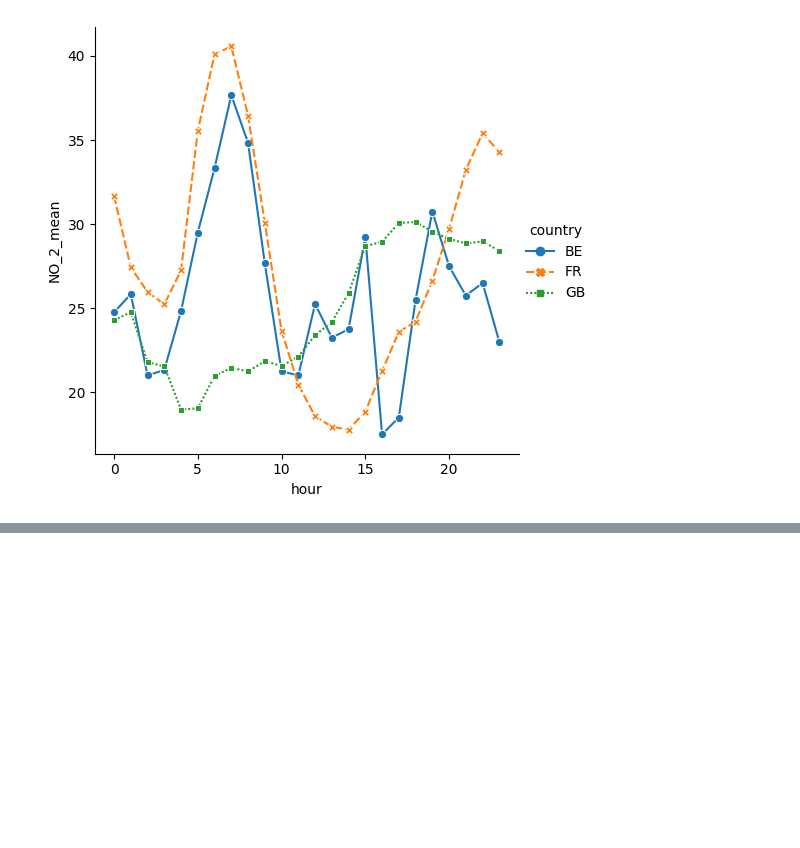
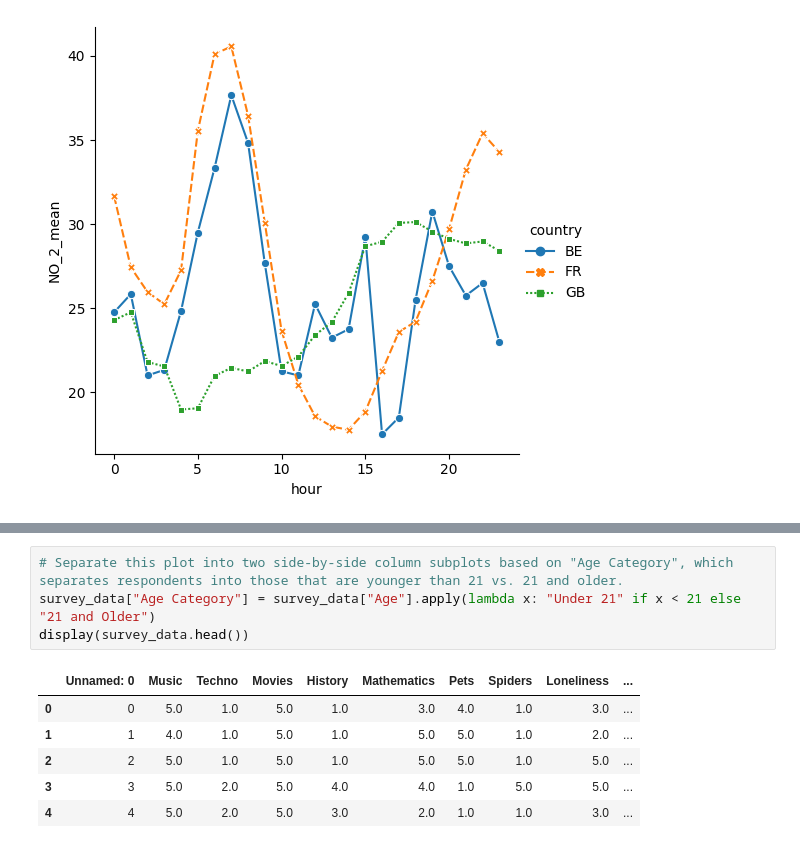
Before and after one commit to jhlopesalves/data-science-notebooks, a Jupyter notebook: Python/Intro to Seaborn/introduction_to_seaborn.ipynb, the cells around one changed output, grey strips where cells are left out. Drawn from its saved outputs; the diff is of its cells as text; blank space fills up the shorter version.

```diff
--- a/Python/Intro to Seaborn/introduction_to_seaborn.ipynb
+++ b/Python/Intro to Seaborn/introduction_to_seaborn.ipynb
@@ -338,0 +364,11 @@ plt.show()
+# %%
+# Separate this plot into two side-by-side column subplots based on "Age Category", which separates respondents into those that are younger than 21 vs. 21 and older.
+survey_data["Age Category"] = survey_data["Age"].apply(lambda x: "Under 21" if x < 21 else "21 and Older")
+display(survey_data.head())
+# %% [output]
+|  | Unnamed: 0 | Music | Techno | Movies | History | Mathematics | Pets | Spiders | Loneliness | ... |
+| 0 | 0 | 5.0 | 1.0 | 5.0 | 1.0 | 3.0 | 4.0 | 1.0 | 3.0 | ... |
+| 1 | 1 | 4.0 | 1.0 | 5.0 | 1.0 | 5.0 | 5.0 | 1.0 | 2.0 | ... |
+| 2 | 2 | 5.0 | 1.0 | 5.0 | 1.0 | 5.0 | 5.0 | 1.0 | 5.0 | ... |
+| 3 | 3 | 5.0 | 2.0 | 5.0 | 4.0 | 4.0 | 1.0 | 5.0 | 5.0 | ... |
+| 4 | 4 | 5.0 | 2.0 | 5.0 | 3.0 | 2.0 | 1.0 | 1.0 | 3.0 | ... |
```
Also changed, not shown: parts of 6 cells of this notebook.
